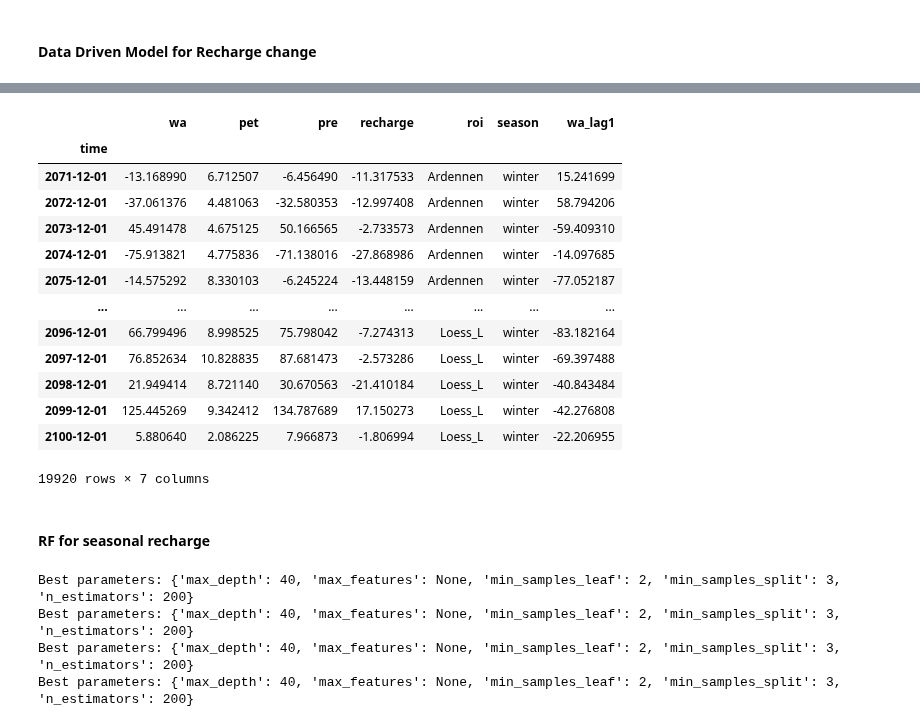
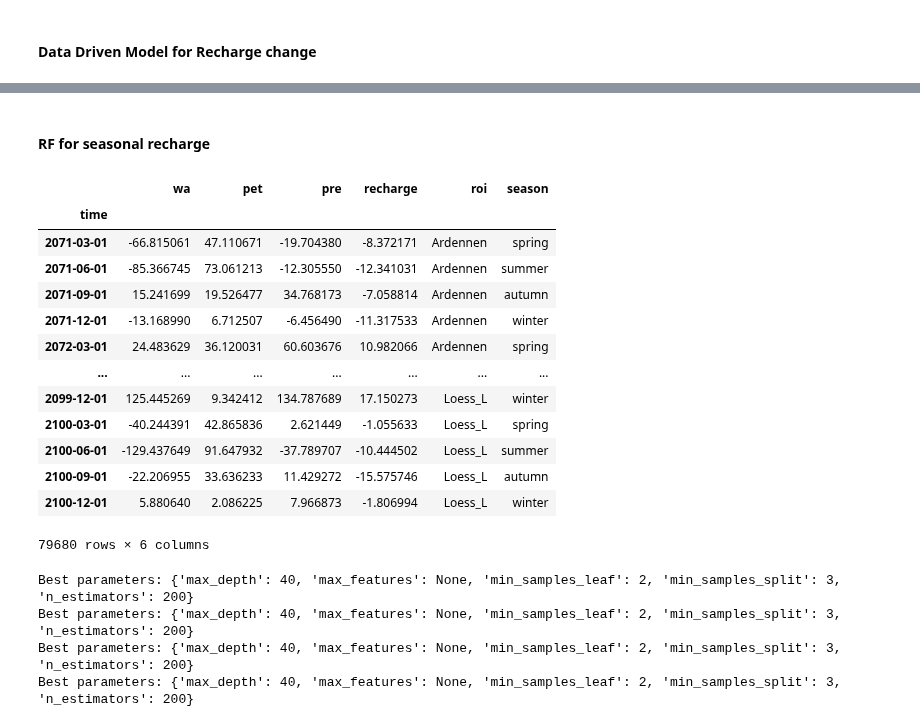
Before and after one commit to klekarkar/pre_post_process_mHM, a Jupyter notebook: recharge_attribution.ipynb, the cells around one changed output, grey strips where cells are left out. Saved outputs shown, nothing was run; the diff lists cells and outputs as text; code cells hidden in the pictures.

```diff
--- a/recharge_attribution.ipynb
+++ b/recharge_attribution.ipynb
@@ -337,20 +320,3 @@ df_spring
-# %%
-df_winter
-# %% [output]
-|  | wa | pet | pre | recharge | roi | season | wa_lag1 |
-| time |  |  |  |  |  |  |  |
-| 2071-12-01 | -13.168990 | 6.712507 | -6.456490 | -11.317533 | Ardennen | winter | 15.241699 |
-| 2072-12-01 | -37.061376 | 4.481063 | -32.580353 | -12.997408 | Ardennen | winter | 58.794206 |
-| 2073-12-01 | 45.491478 | 4.675125 | 50.166565 | -2.733573 | Ardennen | winter | -59.409310 |
-| 2074-12-01 | -75.913821 | 4.775836 | -71.138016 | -27.868986 | Ardennen | winter | -14.097685 |
-| 2075-12-01 | -14.575292 | 8.330103 | -6.245224 | -13.448159 | Ardennen | winter | -77.052187 |
-| ... | ... | ... | ... | ... | ... | ... | ... |
-| 2096-12-01 | 66.799496 | 8.998525 | 75.798042 | -7.274313 | Loess_L | winter | -83.182164 |
-| 2097-12-01 | 76.852634 | 10.828835 | 87.681473 | -2.573286 | Loess_L | winter | -69.397488 |
-| 2098-12-01 | 21.949414 | 8.721140 | 30.670563 | -21.410184 | Loess_L | winter | -40.843484 |
-| 2099-12-01 | 125.445269 | 9.342412 | 134.787689 | 17.150273 | Loess_L | winter | -42.276808 |
-| 2100-12-01 | 5.880640 | 2.086225 | 7.966873 | -1.806994 | Loess_L | winter | -22.206955 |
-19920 rows × 7 columns
 # %%
 # #Build GAM model
 # X = ds_spring[['pet', 'pre', 'wa_lag1']].values
@@ -448,4 +414,21 @@ def rF_emulator(df_regions, region_names):
         }
 
     return seasonal_emulators
+# %%
+df_regions
+# %% [output]
+|  | wa | pet | pre | recharge | roi | season |
+| time |  |  |  |  |  |  |
+| 2071-03-01 | -66.815061 | 47.110671 | -19.704380 | -8.372171 | Ardennen | spring |
+| 2071-06-01 | -85.366745 | 73.061213 | -12.305550 | -12.341031 | Ardennen | summer |
+| 2071-09-01 | 15.241699 | 19.526477 | 34.768173 | -7.058814 | Ardennen | autumn |
+| 2071-12-01 | -13.168990 | 6.712507 | -6.456490 | -11.317533 | Ardennen | winter |
+| 2072-03-01 | 24.483629 | 36.120031 | 60.603676 | 10.982066 | Ardennen | spring |
+| ... | ... | ... | ... | ... | ... | ... |
+| 2099-12-01 | 125.445269 | 9.342412 | 134.787689 | 17.150273 | Loess_L | winter |
+| 2100-03-01 | -40.244391 | 42.865836 | 2.621449 | -1.055633 | Loess_L | spring |
+| 2100-06-01 | -129.437649 | 91.647932 | -37.789707 | -10.444502 | Loess_L | summer |
+| 2100-09-01 | -22.206955 | 33.636233 | 11.429272 | -15.575746 | Loess_L | autumn |
+| 2100-12-01 | 5.880640 | 2.086225 | 7.966873 | -1.806994 | Loess_L | winter |
+79680 rows × 6 columns
 # %%
```
Also changed, not shown: parts of 6 cells of this notebook, 4 other files.
